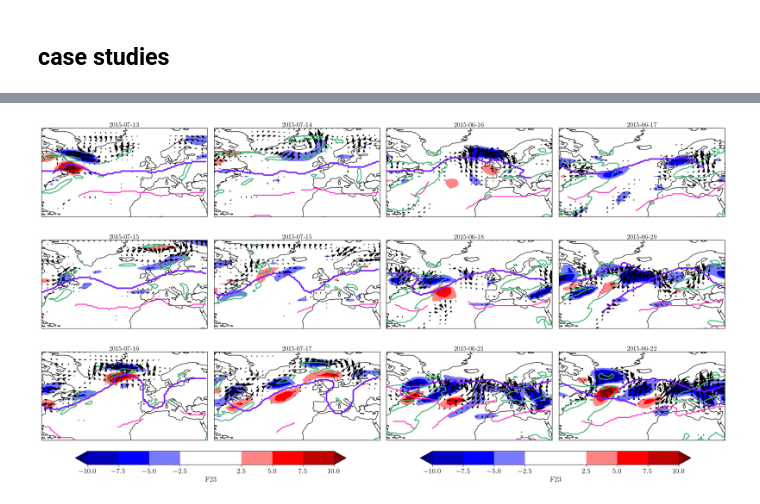
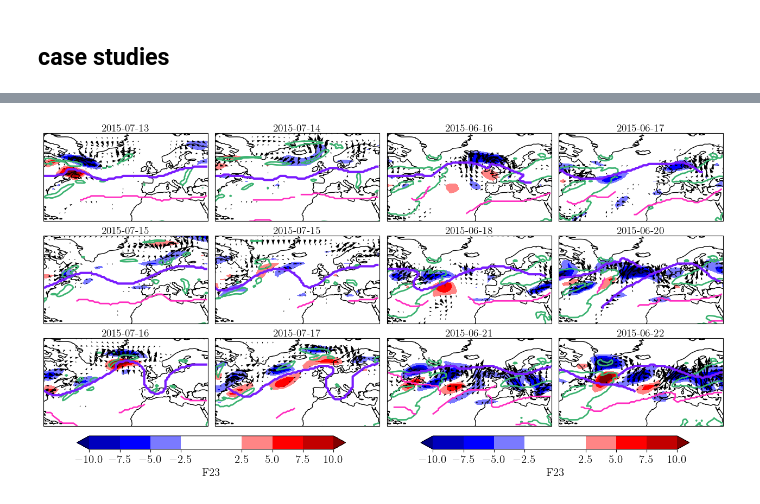
Before and after one commit to hbanderier/persistent-extremes-era5, a Jupyter notebook: Playgrounds/data_henrik_pg.ipynb, the cells around one changed output, grey strips where cells are left out. Cells and saved outputs as stored; diff of their text form; code cells hidden in the pictures.

```diff
--- a/Playgrounds/data_henrik_pg.ipynb
+++ b/Playgrounds/data_henrik_pg.ipynb
@@ -57,0 +520,15 @@ os.environ["RUST_BACKTRACE"] = "full"
+# %%
+both_jets = {}
+both_paths = {}
+for run in ["ctrl", "dobl", "ctrl_p4"]:
+    dh = DataHandler.from_specs("Henrik_data", run, ("high_wind", ["u", "v", "s", "theta"]), "6H", minlon=-80, maxlon=40, minlat=15, maxlat=80, levels=20000)
+    exp = JetFindingExperiment(dh)
+    all_jets_one_df = exp.find_jets(force=False, n_coarsen=1, smooth_s=5, alignment_thresh=0.55, base_s_thresh=0.55, int_thresh_factor=0.2, hole_size=5)
+    if "is_polar" not in all_jets_one_df.columns:
+        theta300 = open_da("Henrik_data", run, ("high_wind", ["s", "theta"]), "6H", minlon=-80, maxlon=40, minlat=15, maxlat=80, levels=30000).rename({"s": "s300", "theta": "theta300"})
+        all_jets_one_df = add_feature_for_cat(all_jets_one_df, "s300", theta300, ofile_ajdf=exp.path.joinpath("all_jets_one_df.parquet"), force=False)
+        all_jets_one_df = add_feature_for_cat(all_jets_one_df, "theta300", theta300, ofile_ajdf=exp.path.joinpath("all_jets_one_df.parquet"), force=False)
+        all_jets_one_df = exp.categorize_jets(None, ["s300", "theta300"], force=False, n_init=15, init_params="k-means++", mode="month").cast({"time": pl.Datetime("ms")})
+    phat_jets = all_jets_one_df.filter((pl.col("is_polar").mean().over(["time", "jet ID"]) < 0.5) | ((pl.col("is_polar").mean().over(["time", "jet ID"]) > 0.5) & (pl.col("int").mode().first().over(["time", "jet ID"]) > 1.e8)))
+    both_paths[run] = exp.path
+    both_jets[run] = phat_jets.with_columns(**{"jet ID": (pl.col("is_polar").mean().over(["time", "jet ID"]) > 0.5).cast(pl.UInt32())})
@@ -142,10 +720,18 @@ da_jets_dobl = jet_position_as_da(all_jets["dobl"])
 das_heating = {}
 for run in ["ctrl", "dobl"]:
     das_heating[run] = open_da("Henrik_data", run, ("heating", "DTCOND"), "6H", minlon=-80, maxlon=40, minlat=15, maxlat=80)
+zetas = {}
+for run in ["ctrl", "dobl"]:
+    zetas[run] = open_da("Henrik_data", run, "zeta", "6H", minlon=-120, maxlon=80, minlat=15, maxlat=80, levels=30000.)
 das_rwb = {}
 for run in ["ctrl", "dobl"]:
     for type_ in ["AAVO", "CAVO", "SAAVS", "SCAVS", "TAAVS", "TCAVS"]:
         das_rwb[f"{run}_{type_}"] = open_da("Henrik_data", run, type_, "6H", minlon=-80, maxlon=40, minlat=15, maxlat=80)
+ds_waf = {}
+for run in ["ctrl", "dobl"]:
+    ds_waf[f"{run}_F1x"] = xr.open_dataset(Path(DATADIR, "Henrik_data", run, "high_wind", "6H", "results", "F300.zarr"))
+    ds_waf[f"{run}_F1x"]["F12"] = ds_waf[f"{run}_F1x"]["F12"] + ds_waf[f"{run}_F1x"]["F12_extra"]
+    ds_waf[f"{run}_F2x"] = xr.open_dataset(Path(DATADIR, "Henrik_data", run, "high_wind", "6H", "results", "F300_2x.zarr"))
 # %%
 long_names = {
     "t2m": "2m temperature [K]",
@@ -337,7 +919,7 @@ for run in ["ctrl", "dobl"]:
 # %%
 n_ctrl = 26
 n_dobl = 27
-figure = plt.figure(layout="constrained", figsize=(20, 11))
+figure = plt.figure(layout="constrained", figsize=(12.6, 6.6))
 subfigs = figure.subfigures(1, 2, wspace=0.01)
 fig1, fig2 = subfigs
 nrow, ncol = 3, 2
@@ -407,4 +989,5 @@ for fig, key, which_spell in zip(subfigs, ["ctrl", "dobl"], [n_ctrl, n_dobl]):
             color = COLORS[1] if this_jet_is_p else COLORS[2]
             lw = 2 + 1 * this_jet_is_p
             clu.axes[i].plot(lo - clu.central_longitude, la, color=color, lw=lw)
+figure.savefig(f"{FIGURES}/Henriks_stuff/cs_F1x.png")
 # %% [output]
@@ -412,7 +995,7 @@ for fig, key, which_spell in zip(subfigs, ["ctrl", "dobl"], [n_ctrl, n_dobl]):
 # %%
 n_ctrl = 26
 n_dobl = 27
-figure = plt.figure(layout="constrained", figsize=(20, 11))
+figure = plt.figure(layout="constrained", figsize=(12.6, 6.6))
 subfigs = figure.subfigures(1, 2, wspace=0.01)
 fig1, fig2 = subfigs
 nrow, ncol = 3, 2
@@ -456,31 +1039,32 @@ for fig, key, which_spell in zip(subfigs, ["ctrl", "dobl"], [n_ctrl, n_dobl]):
         v = ds.sel(time=t)[f"F{i_waf}2"]
         filter_ = u ** 2 + v ** 2
         filter_ = filter_ > filter_.quantile(0.75)
         clu.axes[i].quiver(
             to_plot.lon.values - clu.central_longitude,
             to_plot.lat.values,
             u.where(filter_),
             v.where(filter_),
             width=.007,
             scale=7000,
         )
 
         clu.axes[i].contour(
             to_plot_c.lon.values - clu.central_longitude,
             to_plot_c.lat.values,
             to_plot_c.sel(time=t),
             levels=[lev_c],
             colors=["mediumseagreen"],
             linewidths=2,
             linestyles="solid",
         )
         phat_jets_ = phat_jets.filter(pl.col("time") == t)
 
         for _, jet in phat_jets_.group_by("jet ID"):
             lo, la, is_p = jet[["lon", "lat", "is_polar"]]
             this_jet_is_p = len(is_p) > 0 and is_p.mean() > 0.45
             color = COLORS[1] if this_jet_is_p else COLORS[2]
             lw = 2 + 1 * this_jet_is_p
             clu.axes[i].plot(lo - clu.central_longitude, la, color=color, lw=lw)
+figure.savefig(f"{FIGURES}/Henriks_stuff/cs_F2x.png")
 # %% [output]
-[figure, old version]
+[figure, new version]
```
Also changed, not shown: parts of 15 cells of this notebook, 5 other files.
